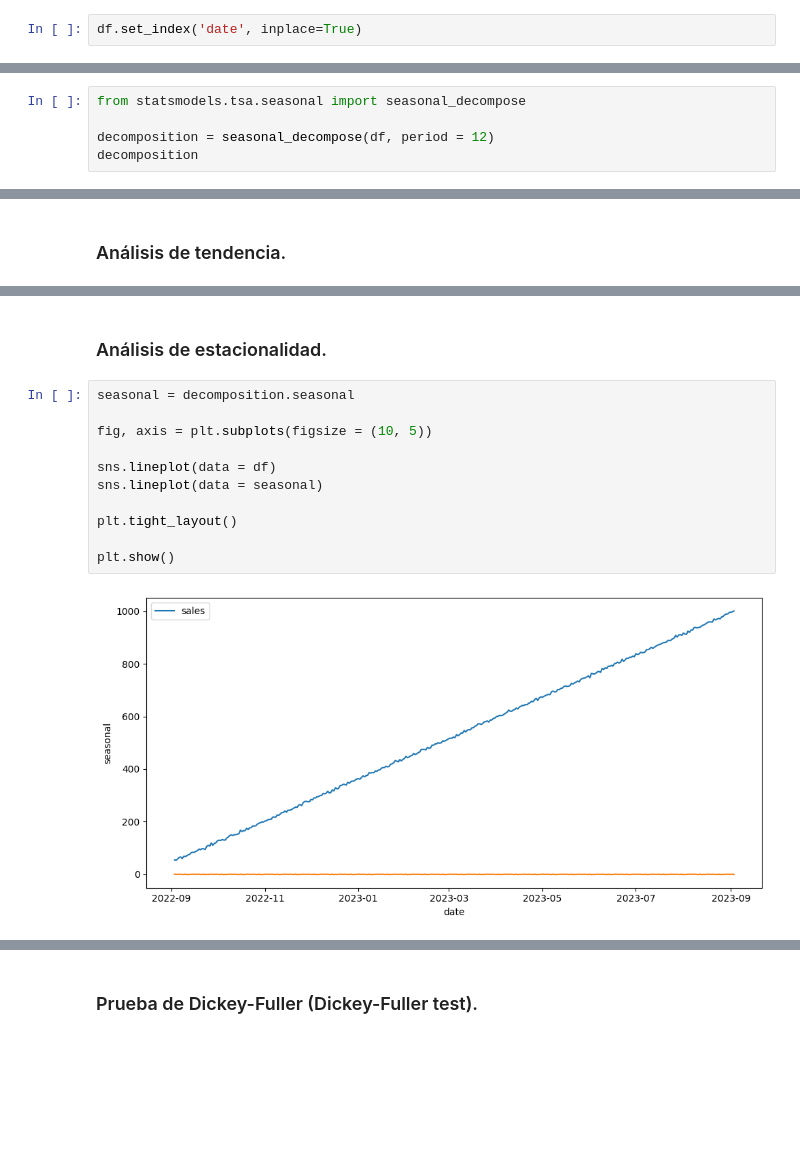
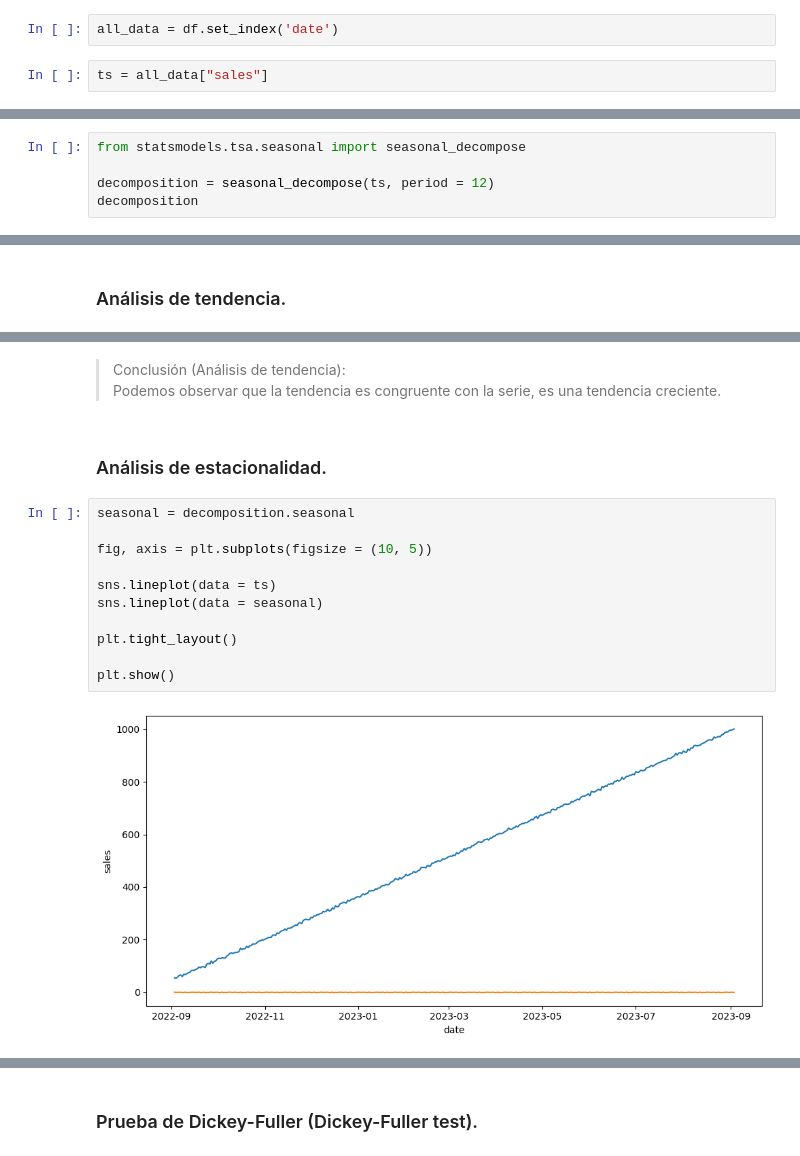
Before and after one commit to 4GeeksAcademy/Alternative-Time-Series-Forecasting-BBRH, a Jupyter notebook: src/alternative_time_series_forecasting_explore.ipynb, the cells around one changed output, grey strips where cells are left out. Cells and saved outputs as stored; diff of their text form; blank space fills up the shorter version.

```diff
--- a/src/alternative_time_series_forecasting_explore.ipynb
+++ b/src/alternative_time_series_forecasting_explore.ipynb
@@ -53,6 +53,8 @@ Al analizar el formato de la columna date, se buscará obtener solo la fecha sin
 df['date'] = pd.to_datetime(df['date'], errors='coerce')
 # %%
 df['date'] = df['date'].dt.date
-# %%
-df.set_index('date', inplace=True)
+# %%
+all_data = df.set_index('date')
+# %%
+ts = all_data["sales"]
 # %%
@@ -133,7 +110,7 @@ memory usage: 13.8+ KB
 # %%
 from statsmodels.tsa.seasonal import seasonal_decompose
 
-decomposition = seasonal_decompose(df, period = 12)
+decomposition = seasonal_decompose(ts, period = 12)
 decomposition
 # %% [output]
 <statsmodels.tsa.seasonal.DecomposeResult at 0x...>
@@ -166,15 +132,18 @@ plt.show()
+# %% [markdown]
+> Conclusión (Análisis de tendencia):
+Podemos observar que la tendencia es congruente con la serie, es una tendencia creciente.
 # %% [markdown]
 ### Análisis de estacionalidad.
 # %%
 seasonal = decomposition.seasonal
 
 fig, axis = plt.subplots(figsize = (10, 5))
 
-sns.lineplot(data = df)
+sns.lineplot(data = ts)
 sns.lineplot(data = seasonal)
 
 plt.tight_layout()
 
 plt.show()
 # %% [output]
-[figure, old version]
+[figure, new version]
```
Also changed, not shown: parts of 22 cells of this notebook.
